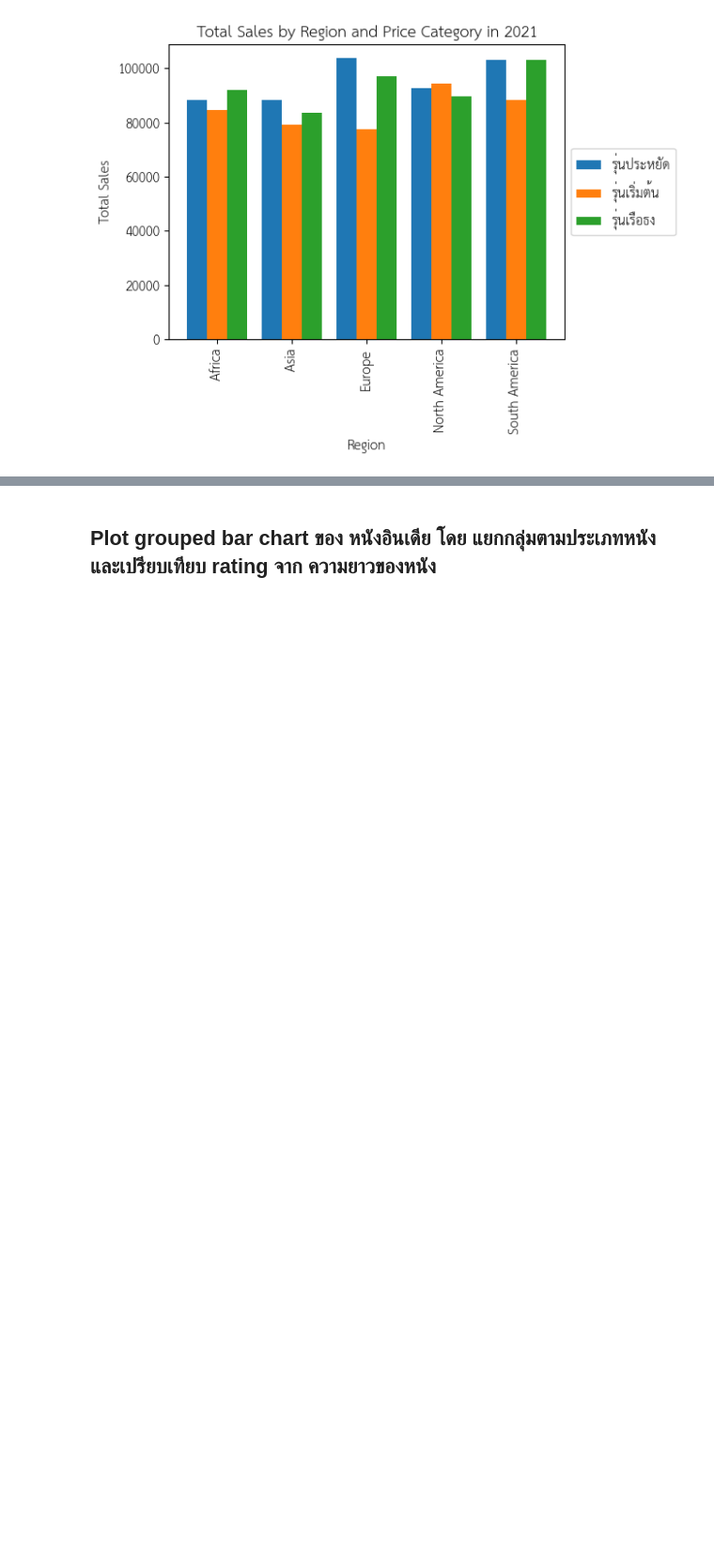
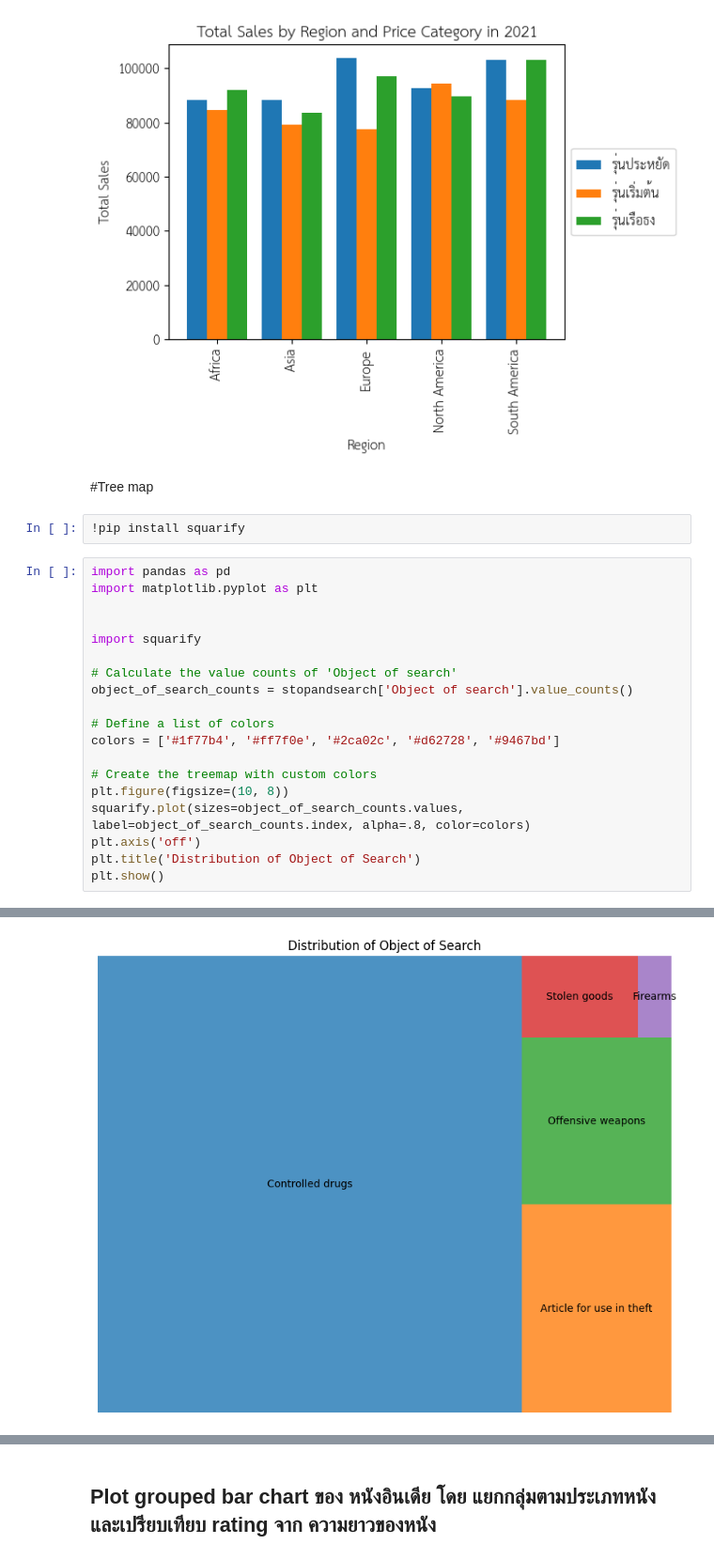
Before and after one commit to Ellizence01/Data_warehouse, a Jupyter notebook: Copy_of_Visualize_Data_Comparison_2025.ipynb, the cells around one changed output, grey strips where cells are left out. Shown at 94% size. Drawn from its saved outputs; the diff is of its cells as text; blank space fills up the shorter version.

```diff
--- a/Copy_of_Visualize_Data_Comparison_2025.ipynb
+++ b/Copy_of_Visualize_Data_Comparison_2025.ipynb
@@ -483,3 +483,27 @@ plt.gcf().set_size_inches(plt.gcf().get_size_inches() * 0.7)
 plt.show()
 # %% [output]
 [figure]
+# %% [markdown]
+#Tree map
+# %%
+!pip install squarify
+# %%
+import pandas as pd
+import matplotlib.pyplot as plt
+
+
+import squarify
+
+# Calculate the value counts of 'Object of search'
+object_of_search_counts = stopandsearch['Object of search'].value_counts()
+
+# Define a list of colors
+colors = ['#1f77b4', '#ff7f0e', '#2ca02c', '#d62728', '#9467bd']
+
+# Create the treemap with custom colors
+plt.figure(figsize=(10, 8))
+squarify.plot(sizes=object_of_search_counts.values, label=object_of_search_counts.index, alpha=.8, color=colors)
+plt.axis('off')
+plt.title('Distribution of Object of Search')
+plt.show()
+# %% [output]
@@ -485,0 +511 @@ plt.show()
+[figure, added]
```
Also changed, not shown: parts of 4 cells of this notebook.
